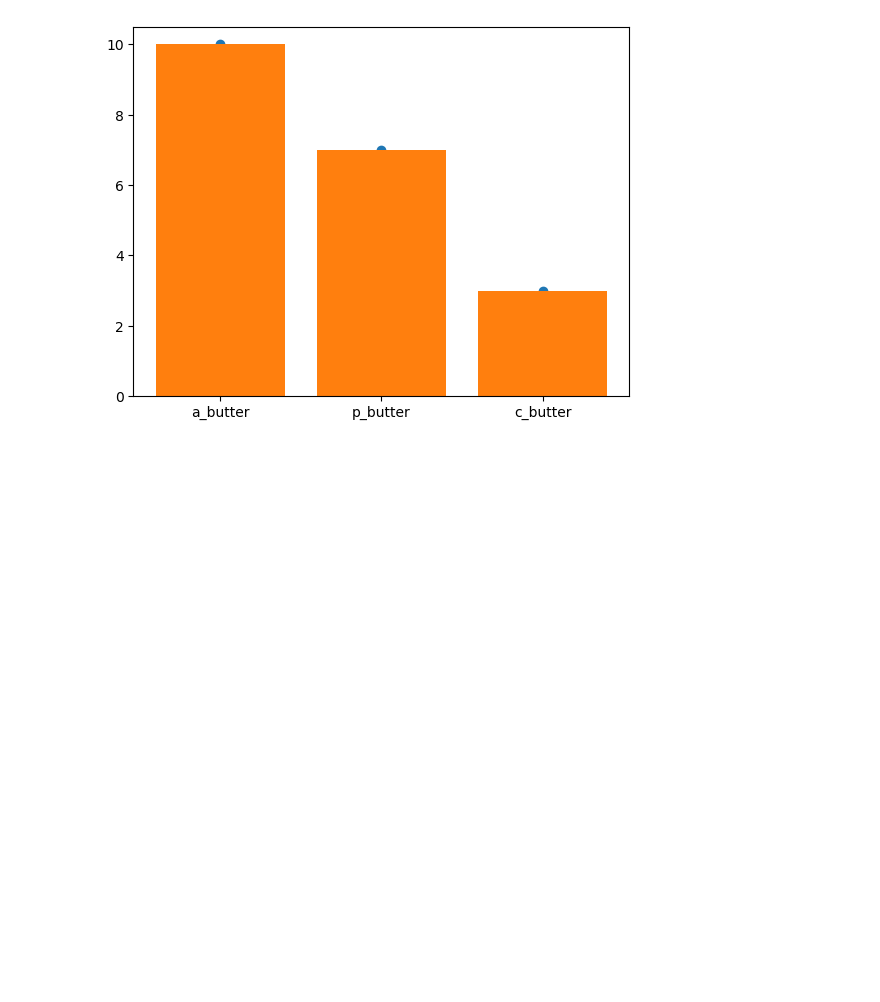
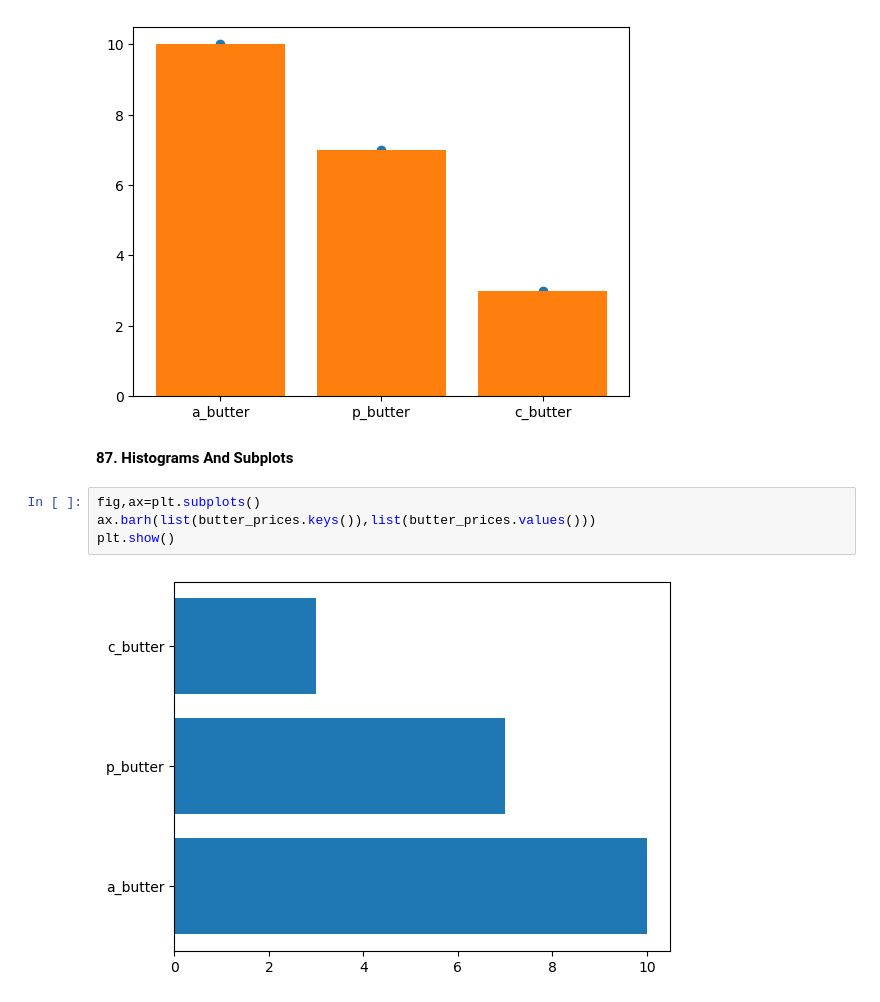
Before and after one commit to bhagya777/NumpyPandas, a Jupyter notebook: Matplotlib.ipynb, the cells around one changed output. Drawn from its saved outputs; the diff is of its cells as text; blank space fills up the shorter version.

```diff
--- a/Matplotlib.ipynb
+++ b/Matplotlib.ipynb
@@ -156,3 +156,11 @@ ax.bar(butter_prices.keys(),height=butter_prices.values())
 plt.show()
 # %% [output]
 [figure]
+# %% [markdown]
+**87. Histograms And Subplots**
+# %%
+fig,ax=plt.subplots()
+ax.barh(list(butter_prices.keys()),list(butter_prices.values()))
+plt.show()
+# %% [output]
+[figure, added]
```
Also changed, not shown: parts of 11 cells of this notebook.
